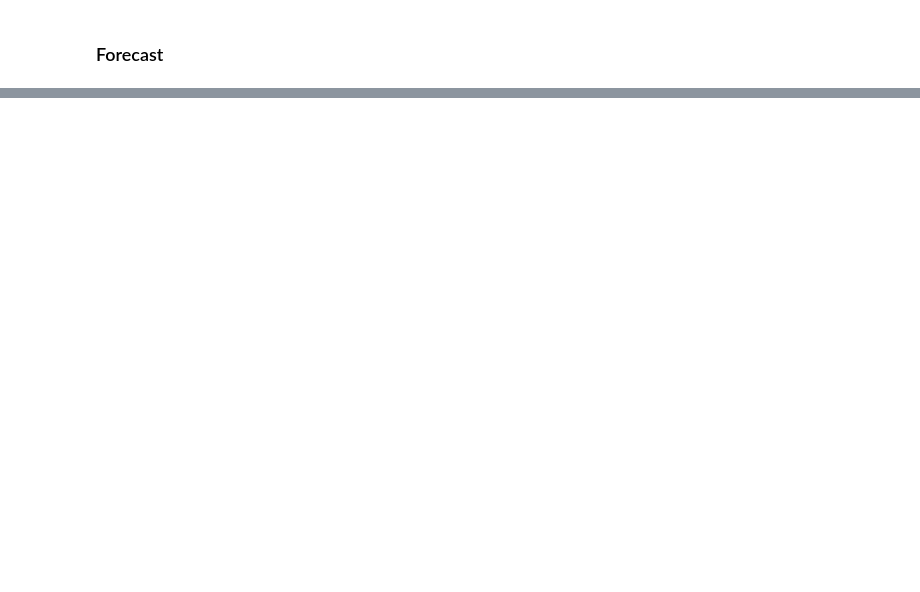
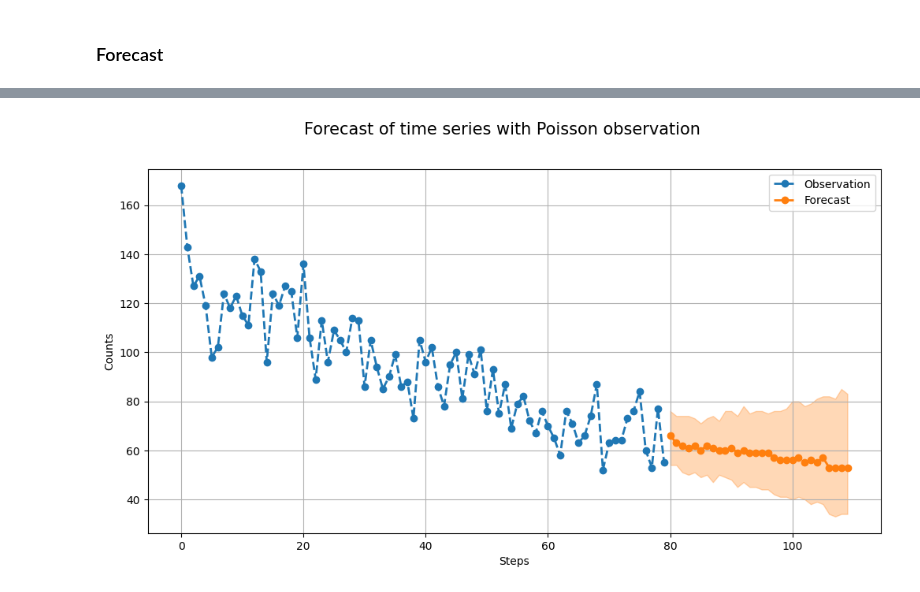
Before and after one commit to probml/sts-jax, a Jupyter notebook: sts_jax/structural_time_series/demos/sts_poisson_demo.ipynb, the cells around one changed output, grey strips where cells are left out. Drawn from its saved outputs; the diff is of its cells as text; code cells hidden in the pictures; blank space fills up the shorter version.

```diff
--- a/sts_jax/structural_time_series/demos/sts_poisson_demo.ipynb
+++ b/sts_jax/structural_time_series/demos/sts_poisson_demo.ipynb
@@ -211,2 +61,25 @@ plot_forecast_helper(counts, forecast_samples, CI=80)
+# %%
+def plot_forecast(model, param_samples, obs_time_series):
+    # Forecast
+    forecasts = model.forecast(param_samples, obs_time_series, num_forecast_steps)[1]
+    forecasts = jnp.concatenate(forecasts, axis=0).squeeze()
+    forecast_medians = jnp.median(forecasts, axis=0)
+    forecast_quantiles = jnp.quantile(forecasts, jnp.array([0.1, 0.9]), axis=0)
+
+    # Plot the forecast
+    steps = jnp.arange(num_steps)
+    forecast_steps = num_training_steps + jnp.arange(num_forecast_steps)
+    fig = plt.figure(figsize=(12, 6))
+    ax = fig.add_subplot(1, 1, 1)
+    ax.plot(steps, counts, lw=2, linestyle='--', marker='o', label='Observation', color='C0')
+    ax.plot(forecast_steps, forecast_medians, lw='2', linestyle='--', marker='o',
+            color='C1', label='Forecast')
+    ax.fill_between(forecast_steps, forecast_quantiles[0], forecast_quantiles[1],
+                    color='C1', alpha=0.3)
+    ax.set_ylabel("Counts")
+    ax.set_xlabel("Steps")
+    ax.legend()
+    ax.grid()
+    fig.suptitle("Forecast of time series with Poisson observation", fontsize=15)
 # %% [markdown]
 ## Implementation via CMGF
@@ -259,0 +111,4 @@ plt.legend()
+# %%
+plot_forecast(model, param_samples, counts_training)
+# %% [output]
+[figure, added]
```
Also changed, not shown: parts of 25 cells of this notebook, 8 other files.
